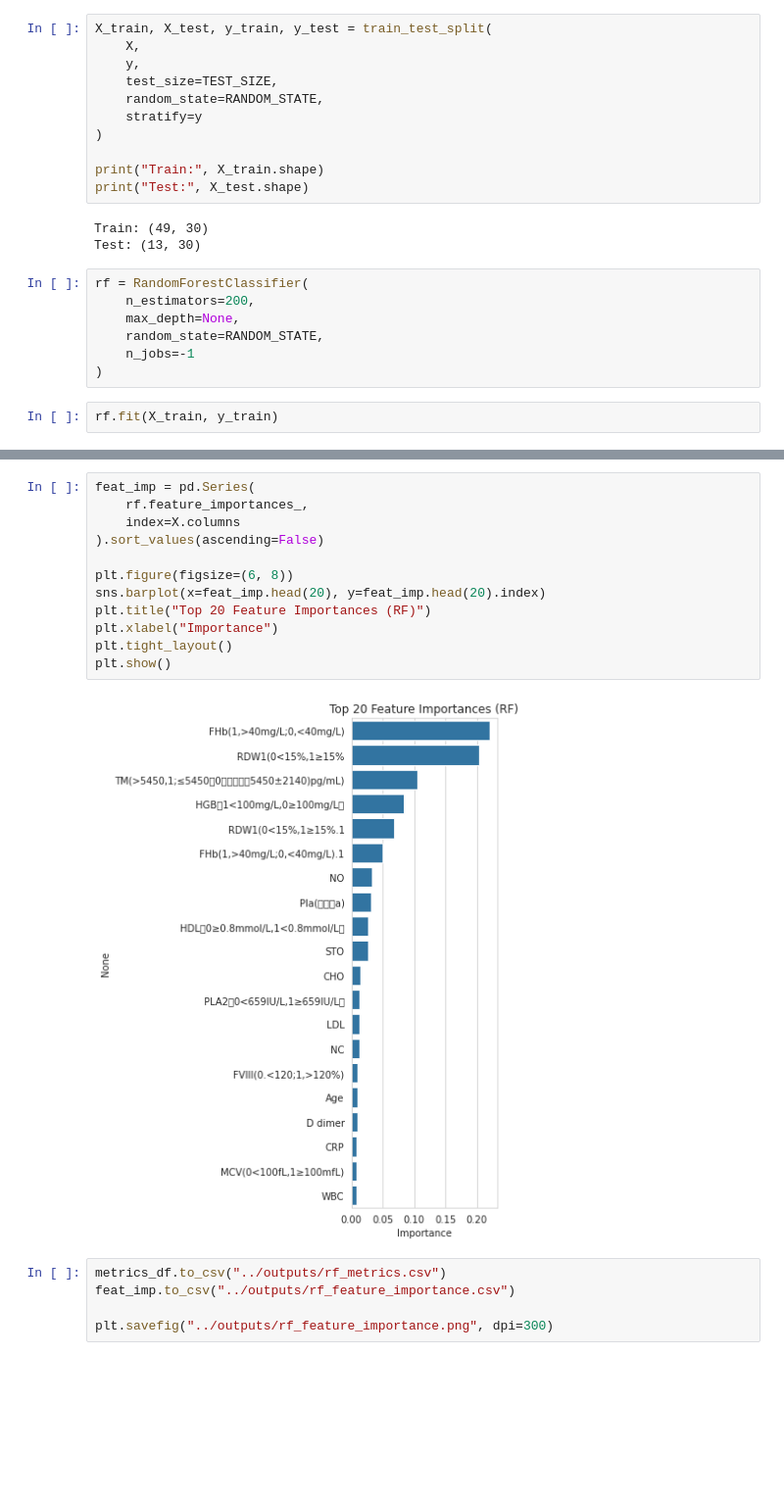
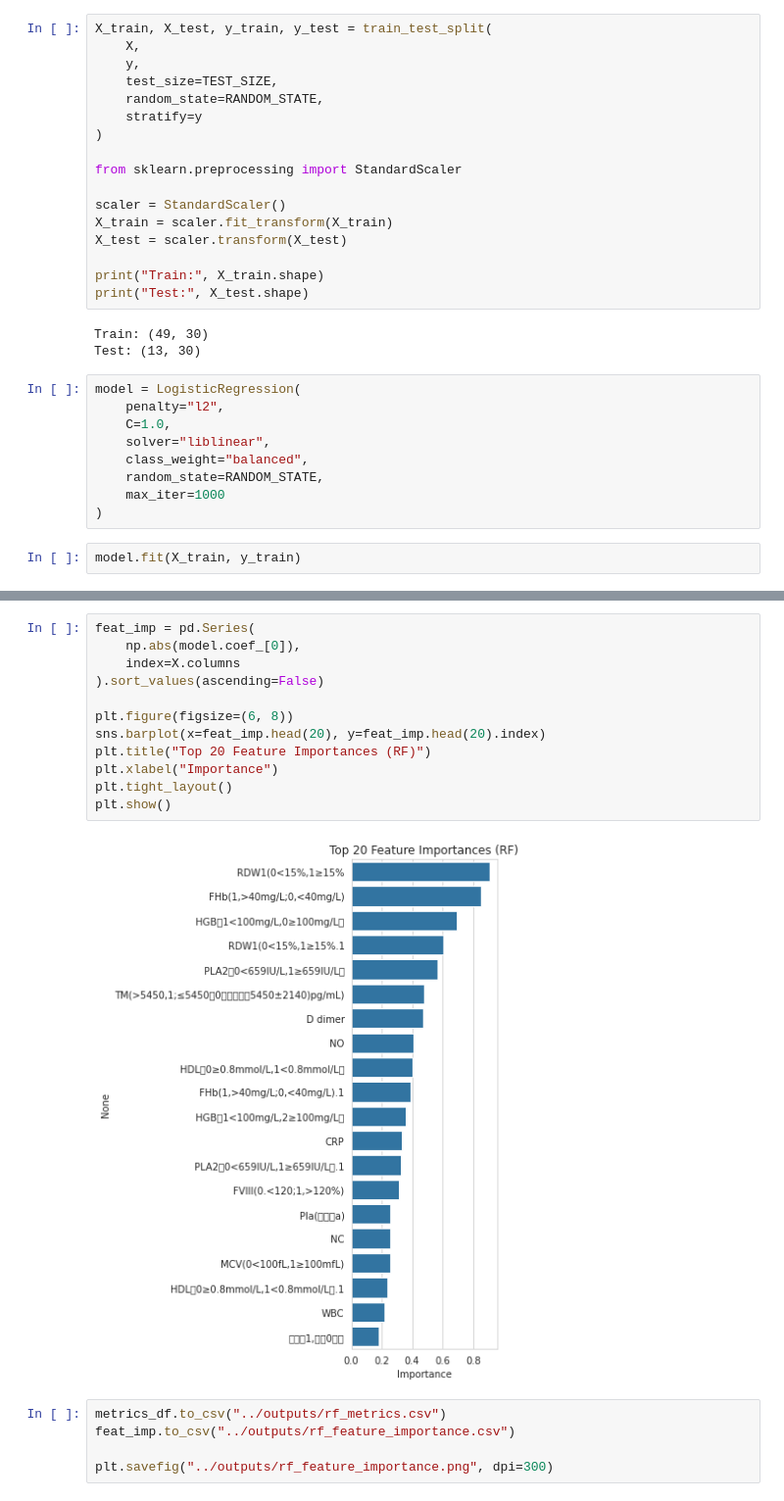
Before and after one commit to enoch321/PLT_Prediction, a Jupyter notebook: notebooks/LogisticRegression_PLT.ipynb, the cells around one changed output, grey strips where cells are left out. Shown at 98% size. Cells and saved outputs as stored; diff of their text form; blank space fills up the shorter version.

```diff
--- a/notebooks/LogisticRegression_PLT.ipynb
+++ b/notebooks/LogisticRegression_PLT.ipynb
@@ -128,18 +128,26 @@ X_train, X_test, y_train, y_test = train_test_split(
     stratify=y
 )
 
+from sklearn.preprocessing import StandardScaler
+
+scaler = StandardScaler()
+X_train = scaler.fit_transform(X_train)
+X_test = scaler.transform(X_test)
+
 print("Train:", X_train.shape)
 print("Test:", X_test.shape)
 # %% [output]
 Train: (49, 30)
 Test: (13, 30)
 # %%
-rf = RandomForestClassifier(
-    n_estimators=200,
-    max_depth=None,
+model = LogisticRegression(
+    penalty="l2",
+    C=1.0,
+    solver="liblinear",
+    class_weight="balanced",
     random_state=RANDOM_STATE,
-    n_jobs=-1
+    max_iter=1000
 )
 # %%
-rf.fit(X_train, y_train)
+model.fit(X_train, y_train)
 # %% [output]
@@ -190,17 +199,17 @@ plt.show()
 # %%
 feat_imp = pd.Series(
-    rf.feature_importances_,
+    np.abs(model.coef_[0]),
     index=X.columns
 ).sort_values(ascending=False)
 
 plt.figure(figsize=(6, 8))
 sns.barplot(x=feat_imp.head(20), y=feat_imp.head(20).index)
 plt.title("Top 20 Feature Importances (RF)")
 plt.xlabel("Importance")
 plt.tight_layout()
 plt.show()
 # %% [output]
-[figure, old version]
+[figure, new version]
 # %%
 metrics_df.to_csv("../outputs/rf_metrics.csv")
 feat_imp.to_csv("../outputs/rf_feature_importance.csv")
```
Also changed, not shown: parts of 7 cells of this notebook, 3 other files.
